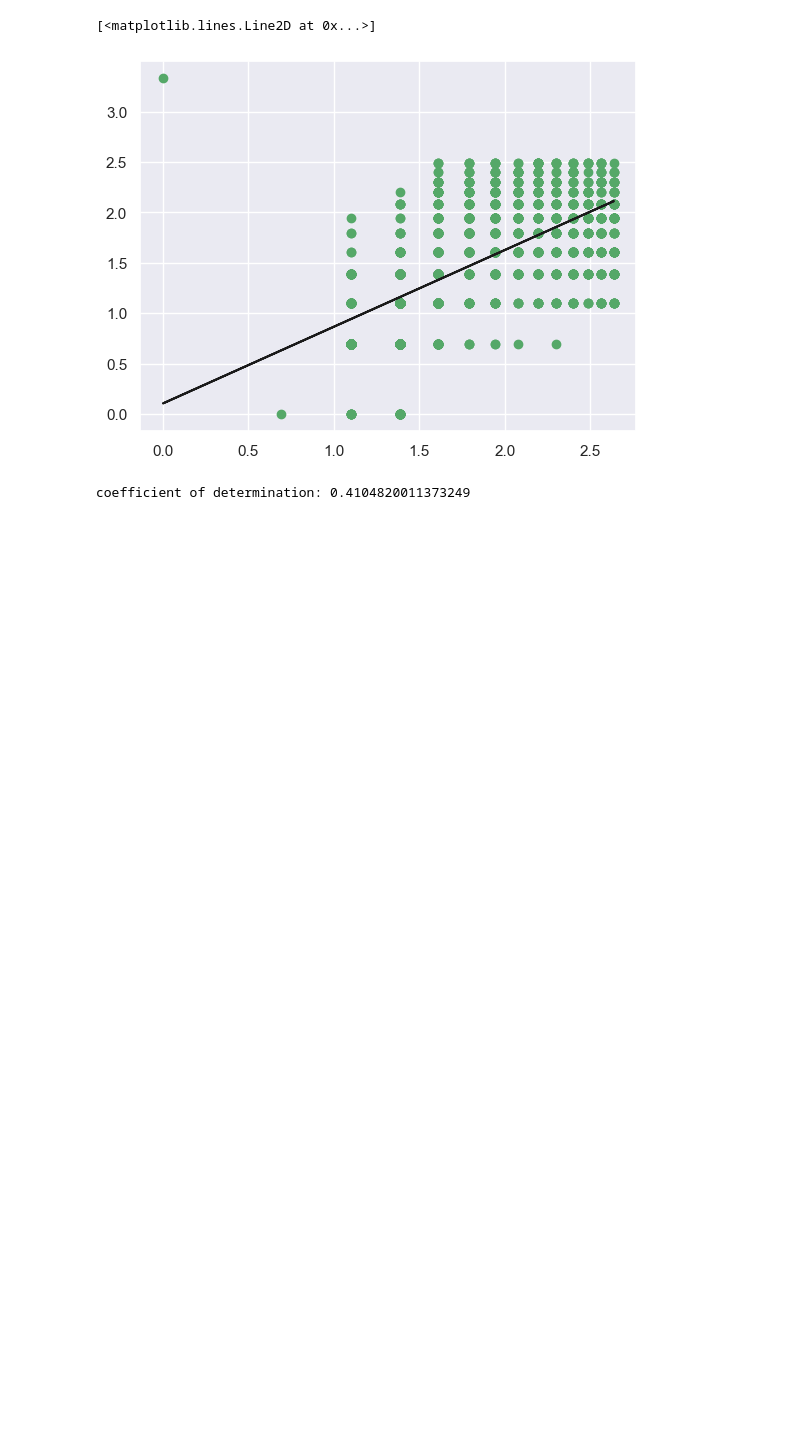
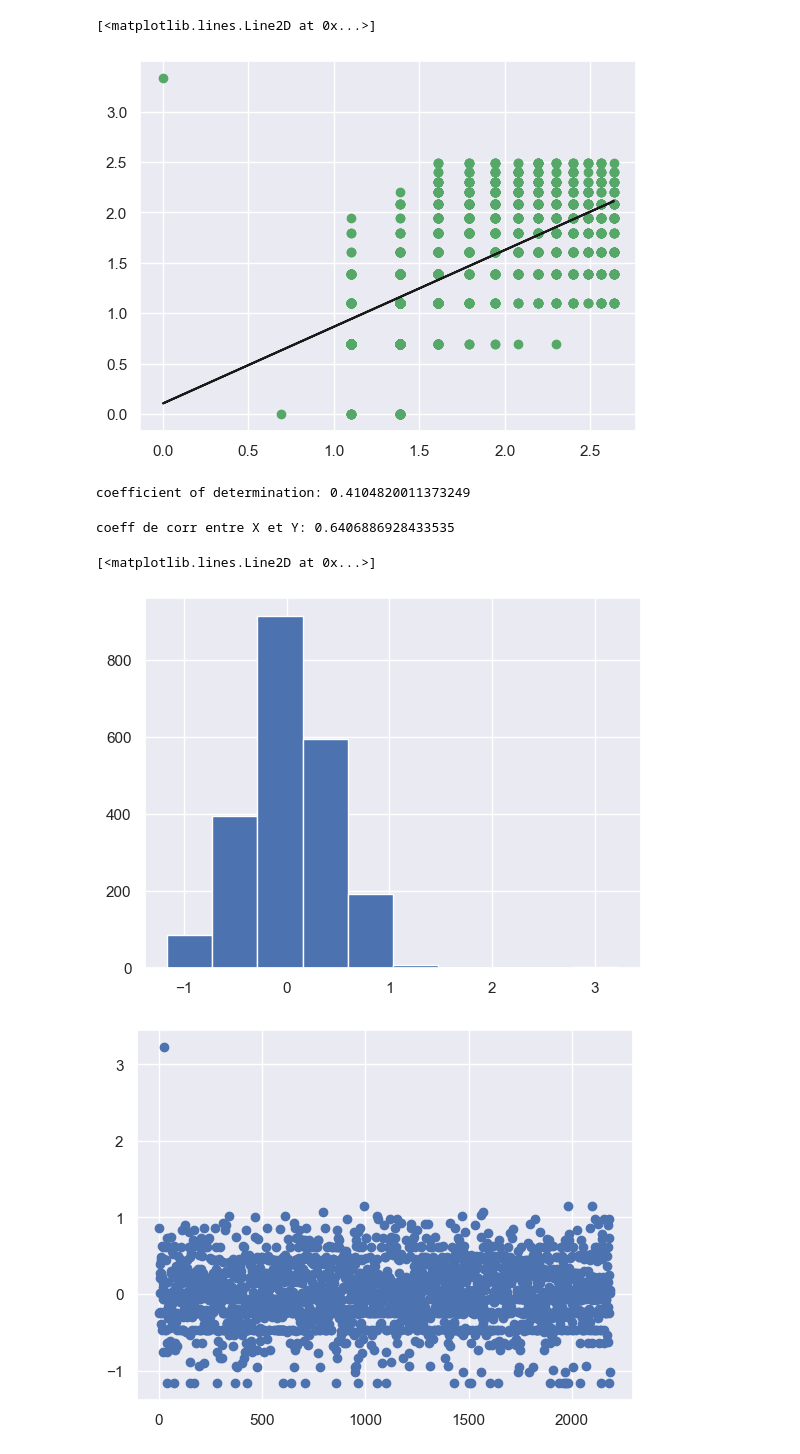
Before and after one commit to Ab2nour/customer-base-analysis, a Jupyter notebook: presentation.ipynb, the cells around one changed output. Drawn from its saved outputs; the diff is of its cells as text; code cells hidden in the pictures; blank space fills up the shorter version.

```diff
--- a/presentation.ipynb
+++ b/presentation.ipynb
@@ -670,3 +691,23 @@ r_sq = model2.score(store_purchases, web_purchases)
 print(f"coefficient of determination: {r_sq}")
 # %% [output]
 coefficient of determination: 0.4104820011373249
+# %%
+# hypothese 1 : correlation X et Y
+
+print('coeff de corr entre X et Y:', pearsonr(store_purchases.reshape(1, -1)[0], web_purchases)[0])
+# %% [output]
+coeff de corr entre X et Y: 0.6406886928433535
+# %%
+# check hypothese 2 et 3 : exogeneite et homoscedasticite
+
+residuals = web_purchases - model2.predict(store_purchases)
+fig1 = plt.figure('distribution des residus')
+plt.hist(residuals)
+fig2 = plt.figure('variation des residus')
+plt.plot(residuals, 'bo')
+# on a bien les residus suivant une loi normale, centree
+# et ont une variance constante
+# %% [output]
+[<matplotlib.lines.Line2D at 0x...>]
+[figure, added]
+[figure, added]
```
Also changed, not shown: parts of 11 cells of this notebook.
